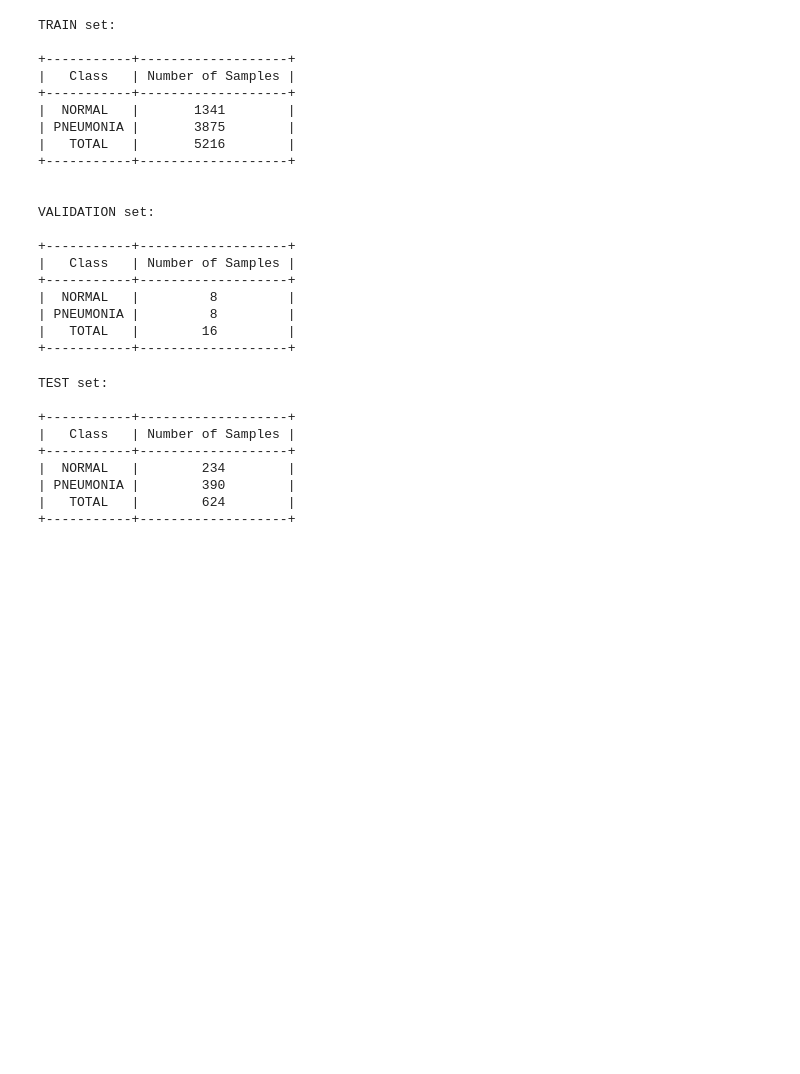
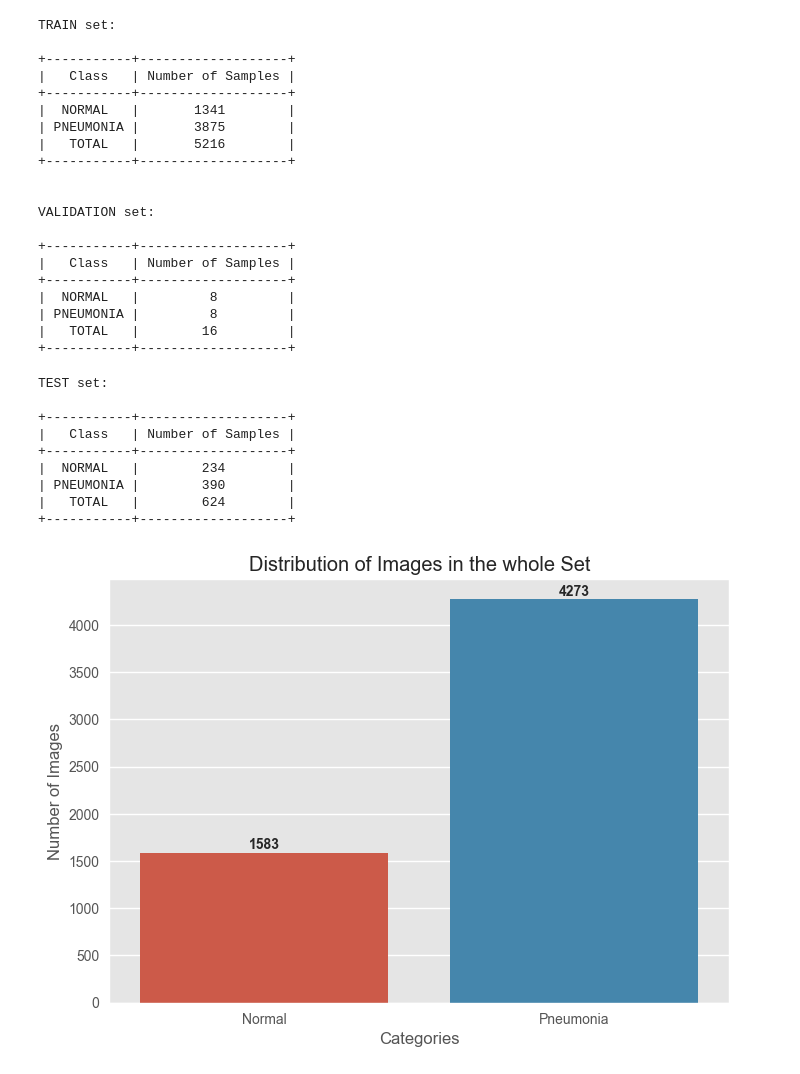
Before and after one commit to dissgod99/Chest-XRay-CNN-Project, a Jupyter notebook: data-visualization.ipynb, the cells around one changed output. Drawn from its saved outputs; the diff is of its cells as text; code cells hidden in the pictures; blank space fills up the shorter version.

Commit message:
Visualize the distribution of images in the subsets

```diff
--- a/data-visualization.ipynb
+++ b/data-visualization.ipynb
@@ -6,6 +6,7 @@ import matplotlib.pyplot as plt
 from tabulate import tabulate
 import seaborn as sns
 import torch
+plt.style.use("ggplot")
 # %% [markdown]
 ## Data Visualization
 # %%
@@ -37,6 +38,25 @@ def display_number_samples(set:str, normal:int, pneumonia:int)->None:
     print(f"{set} set:\n")
     print(tabulate(table_data, headers=["Class", "Number of Samples"], tablefmt="pretty"))
     print("\n")
+
+def plot_normal_pneumonia(normal, pneumonia, subset="whole", ax=None) -> None:
+    categories = ["Normal", "Pneumonia"]
+    counts = [normal, pneumonia]
+
+    # Creating a bar plot using Seaborn
+    sns.barplot(x=categories, y=counts, ax=ax)
+
+    # Adding labels and title to the plot
+    plt.xlabel('Categories')
+    plt.ylabel('Number of Images')
+    plt.title(f'Distribution of Images in the {subset} Set')
+
+    # Displaying the number of instances on the bars
+    for i, count in enumerate(counts):
+        plt.text(i, count + 10, str(count), ha='center', va='bottom', weight="bold")
+
+    # Displaying the plot
+    plt.show()
 # %%
 os.listdir(TRAIN_DIR)
 # %% [output]
@@ -81,3 +101,9 @@ TEST set:
 | PNEUMONIA |        390        |
 |   TOTAL   |        624        |
 +-----------+-------------------+
+# %%
+# Plotting the Test subset
+plot_normal_pneumonia(normal=normal_test+normal_val+normal_train,
+                      pneumonia=pneumonia_test+pneumonia_val+pneumonia_train)
+# %% [output]
+[figure, added]
```
Also changed, not shown: parts of 1 cell of this notebook.
